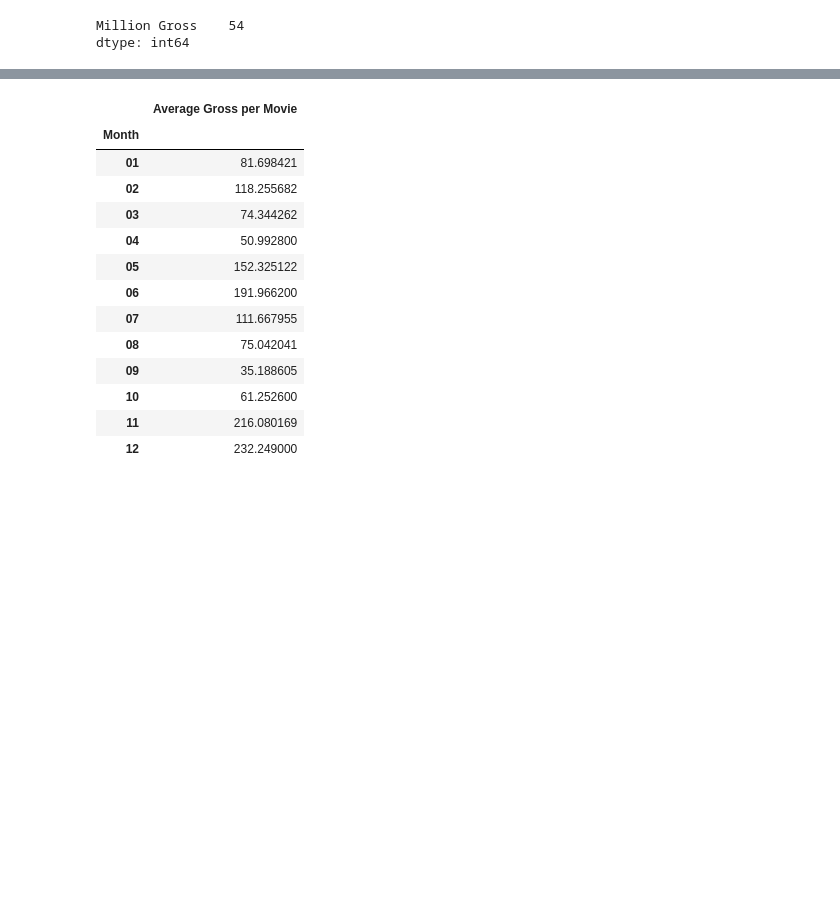
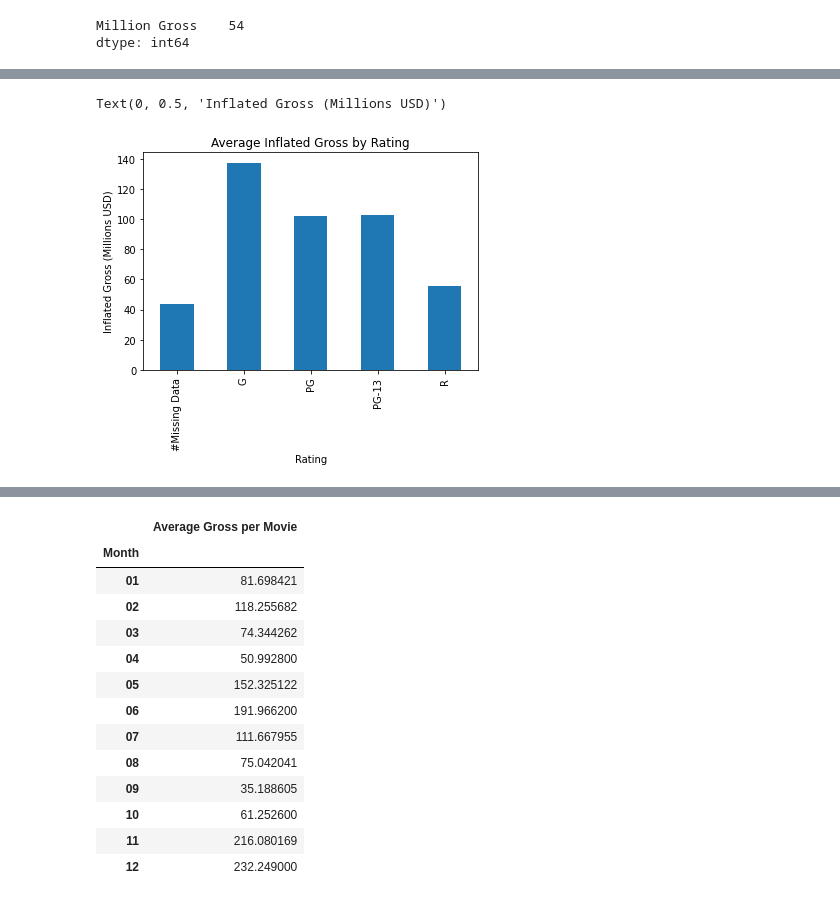
Before and after one commit to Gujaratigirl/butler-groupB-project1, a Jupyter notebook: Disney.ipynb, the cells around one changed output, grey strips where cells are left out. Cells and saved outputs as stored; diff of their text form; code cells hidden in the pictures; blank space fills up the shorter version.

```diff
--- a/Disney.ipynb
+++ b/Disney.ipynb
@@ -534,0 +544,6 @@ plt.show()
+# %%
+disney_rating_1970_df = pd.DataFrame(disney_clean_1970_df.groupby('Rating').mean()['Million Gross'])
+#avg_rating_clean['Inflated Gross'] = avg_rating_clean['Inflated Gross'].astype('int64')
+
+#avg_rating_clean = round((avg_rating),1)
+disney_rating_1970_df
@@ -534,0 +558,10 @@ plt.show()
+# %%
+#Bar graph >1970 -Rating vs Avg millions Gross
+disney_rating_1970_df.plot.bar(legend=None)
+plt.title('Average Inflated Gross by Rating')
+plt.xlabel('Rating')
+plt.xticks(rotation=90)
+plt.ylabel('Inflated Gross (Millions USD)')
+# %% [output]
+Text(0, 0.5, 'Inflated Gross (Millions USD)')
+[figure, added]
```
Also changed, not shown: parts of 18 cells of this notebook.
